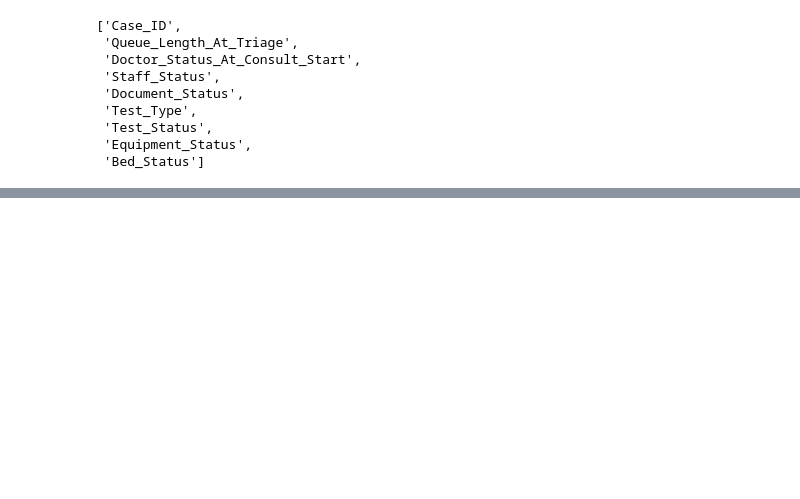
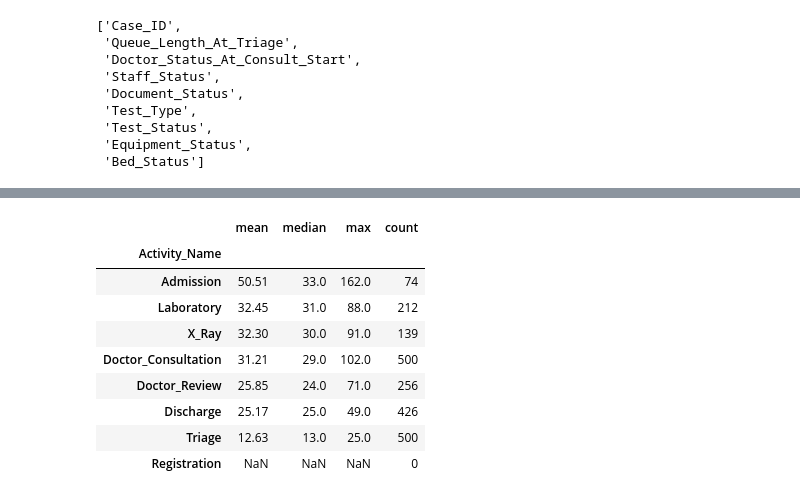
Before and after one commit to Ananyasingh0413/CareFlow---Clinical-Pathway-Process-Mining, a Jupyter notebook: healthcare_project-checkpoint.ipynb, the cells around one changed output, grey strips where cells are left out. Cells and saved outputs as stored; diff of their text form; code cells hidden in the pictures; blank space fills up the shorter version.

```diff
--- a/healthcare_project-checkpoint.ipynb
+++ b/healthcare_project-checkpoint.ipynb
@@ -1339,0 +1459,22 @@ op.columns.tolist()
+# %%
+
+activity_delay = (
+    event_clean
+    .groupby("Activity_Name")["Gap_Minutes_From_Previous_Activity"]
+    .agg(["mean", "median", "max", "count"])
+    .round(2)
+    .sort_values("mean", ascending=False)
+)
+
+activity_delay
+# %% [output]
+|  | mean | median | max | count |
+| Activity_Name |  |  |  |  |
+| Admission | 50.51 | 33.0 | 162.0 | 74 |
+| Laboratory | 32.45 | 31.0 | 88.0 | 212 |
+| X_Ray | 32.30 | 30.0 | 91.0 | 139 |
+| Doctor_Consultation | 31.21 | 29.0 | 102.0 | 500 |
+| Doctor_Review | 25.85 | 24.0 | 71.0 | 256 |
+| Discharge | 25.17 | 25.0 | 49.0 | 426 |
+| Triage | 12.63 | 13.0 | 25.0 | 500 |
+| Registration | NaN | NaN | NaN | 0 |
```
Also changed, not shown: parts of 12 cells of this notebook.
